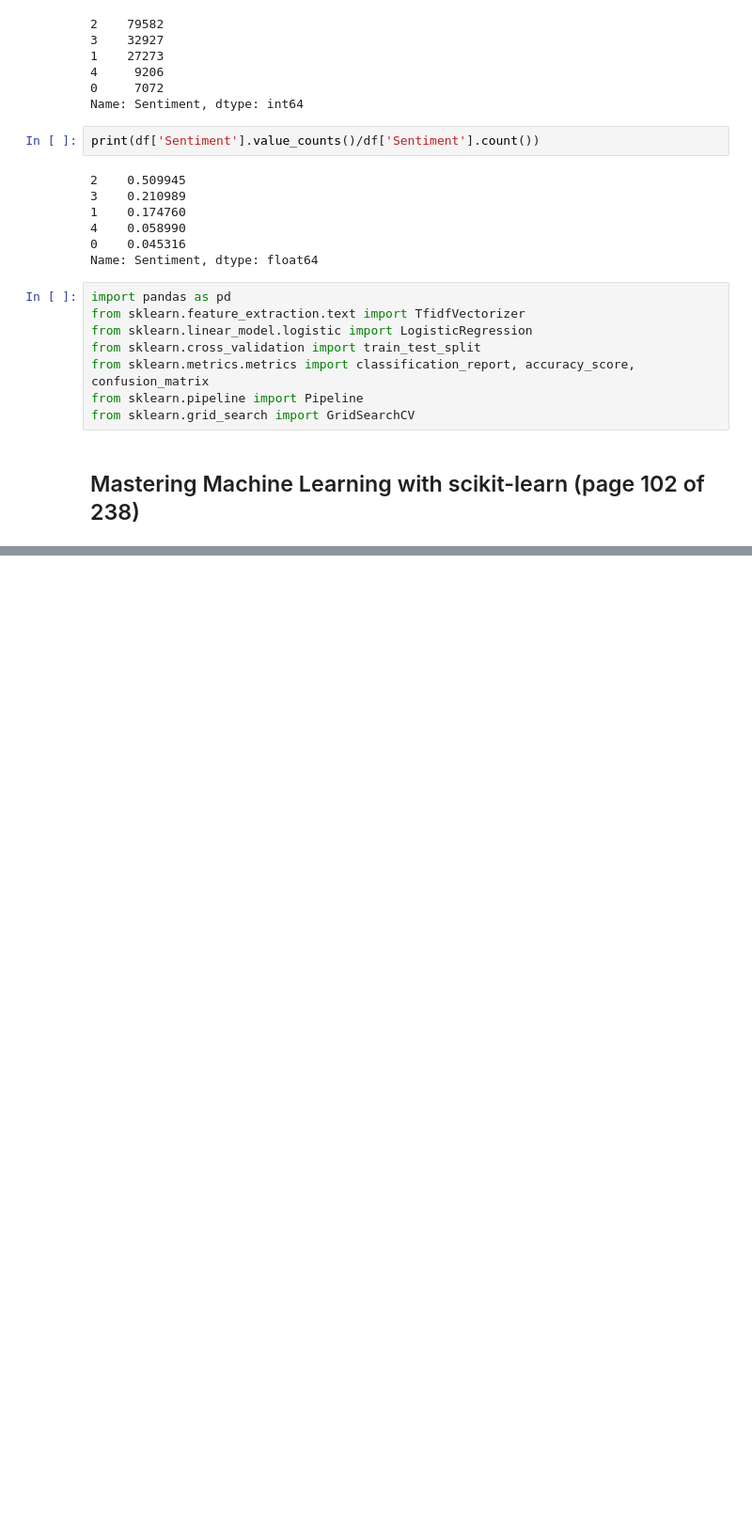
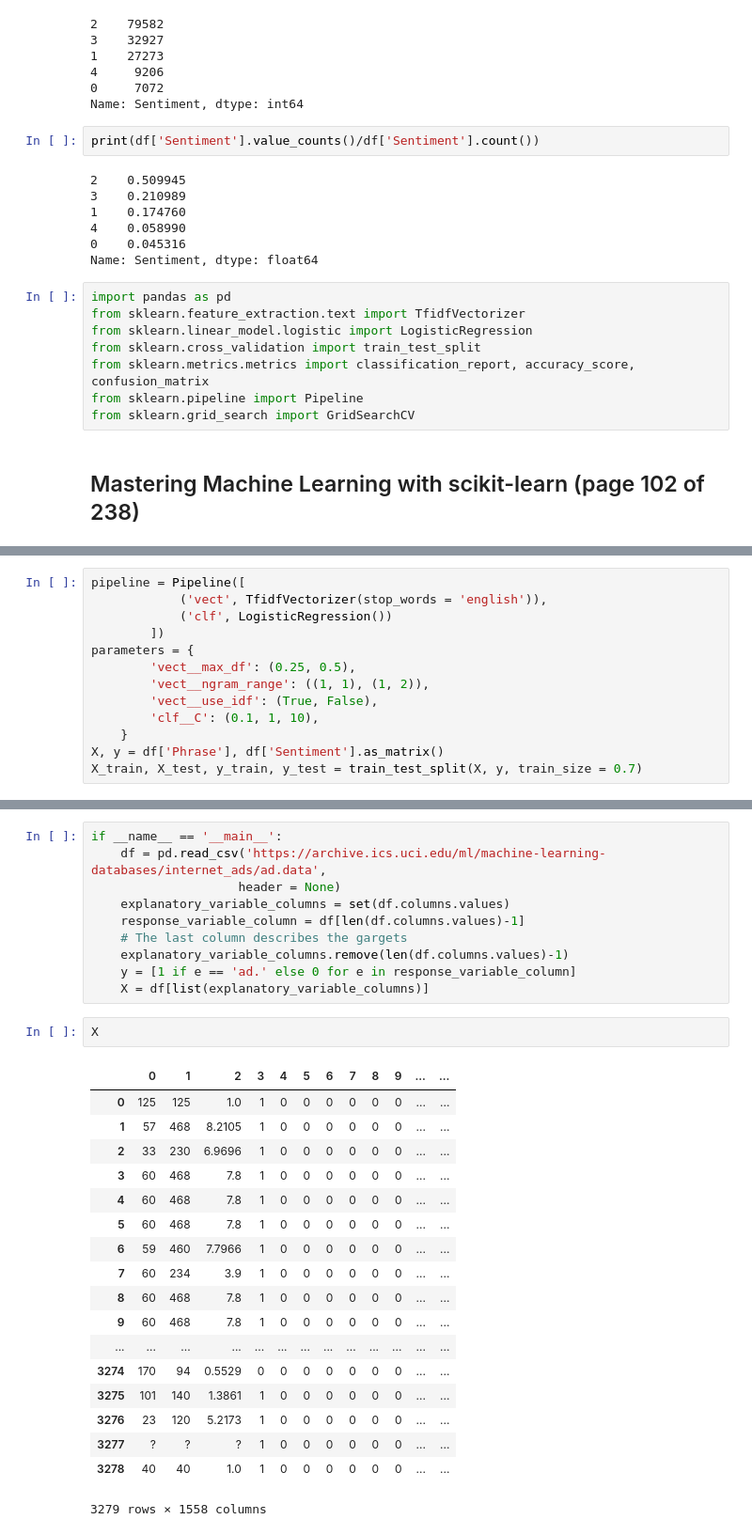
Before and after one commit to sawsimeon/Rnewbie, a Jupyter notebook: Mastering Machine Learning with scikit-learn.ipynb, the cells around one changed output, grey strips where cells are left out. Shown at 94% size. Drawn from its saved outputs; the diff is of its cells as text; blank space fills up the shorter version.

```diff
--- a/Mastering Machine Learning with scikit-learn.ipynb
+++ b/Mastering Machine Learning with scikit-learn.ipynb
@@ -602,0 +624,13 @@ from sklearn.grid_search import GridSearchCV
+# %%
+pipeline = Pipeline([
+            ('vect', TfidfVectorizer(stop_words = 'english')),
+            ('clf', LogisticRegression())
+        ])
+parameters = {
+        'vect__max_df': (0.25, 0.5),
+        'vect__ngram_range': ((1, 1), (1, 2)),
+        'vect__use_idf': (True, False),
+        'clf__C': (0.1, 1, 10),
+    }
+X, y = df['Phrase'], df['Sentiment'].as_matrix()
+X_train, X_test, y_train, y_test = train_test_split(X, y, train_size = 0.7)
@@ -602,0 +716,31 @@ from sklearn.grid_search import GridSearchCV
+# %%
+if __name__ == '__main__':
+    df = pd.read_csv('https://archive.ics.uci.edu/ml/machine-learning-databases/internet_ads/ad.data',
+                    header = None)
+    explanatory_variable_columns = set(df.columns.values)
+    response_variable_column = df[len(df.columns.values)-1]
+    # The last column describes the gargets
+    explanatory_variable_columns.remove(len(df.columns.values)-1)
+    y = [1 if e == 'ad.' else 0 for e in response_variable_column]
+    X = df[list(explanatory_variable_columns)]
+# %%
+X
+# %% [output]
+|  | 0 | 1 | 2 | 3 | 4 | 5 | 6 | 7 | 8 | 9 | ... | ... |
+| 0 | 125 | 125 | 1.0 | 1 | 0 | 0 | 0 | 0 | 0 | 0 | ... | ... |
+| 1 | 57 | 468 | 8.2105 | 1 | 0 | 0 | 0 | 0 | 0 | 0 | ... | ... |
+| 2 | 33 | 230 | 6.9696 | 1 | 0 | 0 | 0 | 0 | 0 | 0 | ... | ... |
+| 3 | 60 | 468 | 7.8 | 1 | 0 | 0 | 0 | 0 | 0 | 0 | ... | ... |
+| 4 | 60 | 468 | 7.8 | 1 | 0 | 0 | 0 | 0 | 0 | 0 | ... | ... |
+| 5 | 60 | 468 | 7.8 | 1 | 0 | 0 | 0 | 0 | 0 | 0 | ... | ... |
+| 6 | 59 | 460 | 7.7966 | 1 | 0 | 0 | 0 | 0 | 0 | 0 | ... | ... |
+| 7 | 60 | 234 | 3.9 | 1 | 0 | 0 | 0 | 0 | 0 | 0 | ... | ... |
+| 8 | 60 | 468 | 7.8 | 1 | 0 | 0 | 0 | 0 | 0 | 0 | ... | ... |
+| 9 | 60 | 468 | 7.8 | 1 | 0 | 0 | 0 | 0 | 0 | 0 | ... | ... |
+| ... | ... | ... | ... | ... | ... | ... | ... | ... | ... | ... | ... | ... |
+| 3274 | 170 | 94 | 0.5529 | 0 | 0 | 0 | 0 | 0 | 0 | 0 | ... | ... |
+| 3275 | 101 | 140 | 1.3861 | 1 | 0 | 0 | 0 | 0 | 0 | 0 | ... | ... |
+| 3276 | 23 | 120 | 5.2173 | 1 | 0 | 0 | 0 | 0 | 0 | 0 | ... | ... |
+| 3277 | ? | ? | ? | 1 | 0 | 0 | 0 | 0 | 0 | 0 | ... | ... |
+| 3278 | 40 | 40 | 1.0 | 1 | 0 | 0 | 0 | 0 | 0 | 0 | ... | ... |
+3279 rows × 1558 columns
```
Also changed, not shown: parts of 32 cells of this notebook.
